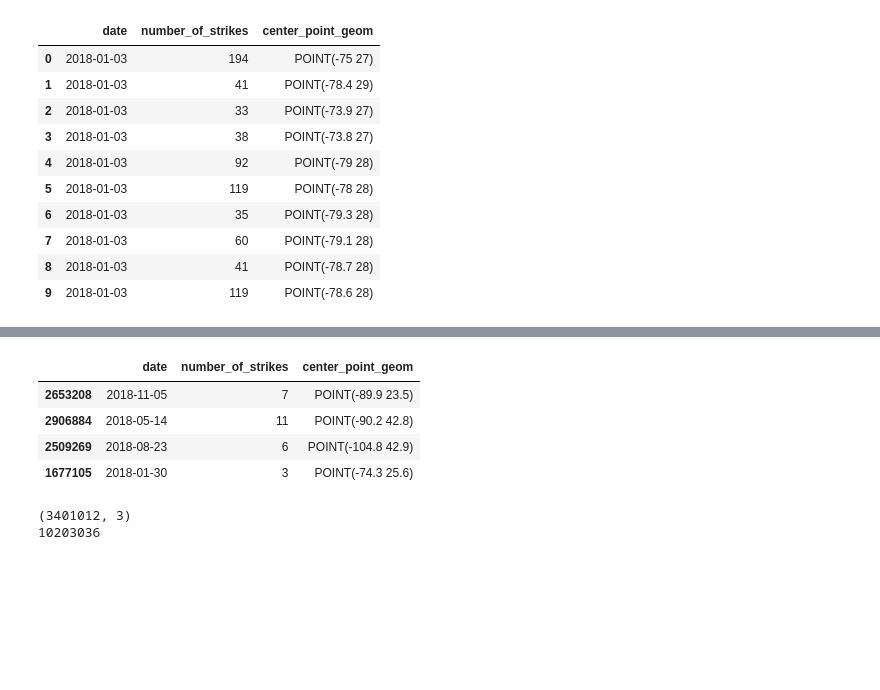
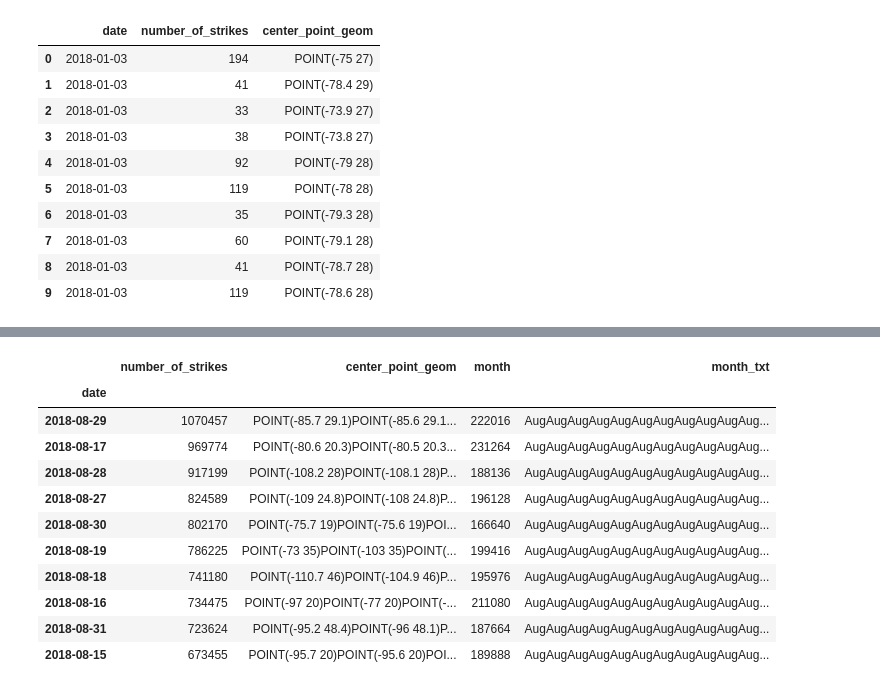
Before and after one commit to yildizramazan/daily-lightning-strikes, a Jupyter notebook: notebook.ipynb, the cells around one changed output, grey strips where cells are left out. Saved outputs shown, nothing was run; the diff lists cells and outputs as text; code cells hidden in the pictures; blank space fills up the shorter version.

```diff
--- a/notebook.ipynb
+++ b/notebook.ipynb
@@ -66,17 +55,21 @@ memory usage: 77.8+ MB
 # %%
-df.sample(4)
+df['date']= pd.to_datetime(df['date'])
-# %% [output]
-|  | date | number_of_strikes | center_point_geom |
-| 2653208 | 2018-11-05 | 7 | POINT(-89.9 23.5) |
-| 2906884 | 2018-05-14 | 11 | POINT(-90.2 42.8) |
-| 2509269 | 2018-08-23 | 6 | POINT(-104.8 42.9) |
-| 1677105 | 2018-01-30 | 3 | POINT(-74.3 25.6) |
 # %%
-print(df.shape)
-print(df.size)
+# Calculate days with most lightning strikes.
+df.groupby(['date']).sum().sort_values('number_of_strikes', ascending=False).head(10)
 # %% [output]
-(3401012, 3)
-10203036
+|  | number_of_strikes | center_point_geom | month | month_txt |
+| date |  |  |  |  |
+| 2018-08-29 | 1070457 | POINT(-85.7 29.1)POINT(-85.6 29.1... | 222016 | AugAugAugAugAugAugAugAugAugAugAug... |
+| 2018-08-17 | 969774 | POINT(-80.6 20.3)POINT(-80.5 20.3... | 231264 | AugAugAugAugAugAugAugAugAugAugAug... |
+| 2018-08-28 | 917199 | POINT(-108.2 28)POINT(-108.1 28)P... | 188136 | AugAugAugAugAugAugAugAugAugAugAug... |
+| 2018-08-27 | 824589 | POINT(-109 24.8)POINT(-108 24.8)P... | 196128 | AugAugAugAugAugAugAugAugAugAugAug... |
+| 2018-08-30 | 802170 | POINT(-75.7 19)POINT(-75.6 19)POI... | 166640 | AugAugAugAugAugAugAugAugAugAugAug... |
+| 2018-08-19 | 786225 | POINT(-73 35)POINT(-103 35)POINT(... | 199416 | AugAugAugAugAugAugAugAugAugAugAug... |
+| 2018-08-18 | 741180 | POINT(-110.7 46)POINT(-104.9 46)P... | 195976 | AugAugAugAugAugAugAugAugAugAugAug... |
+| 2018-08-16 | 734475 | POINT(-97 20)POINT(-77 20)POINT(-... | 211080 | AugAugAugAugAugAugAugAugAugAugAug... |
+| 2018-08-31 | 723624 | POINT(-95.2 48.4)POINT(-96 48.1)P... | 187664 | AugAugAugAugAugAugAugAugAugAugAug... |
+| 2018-08-15 | 673455 | POINT(-95.7 20)POINT(-95.6 20)POI... | 189888 | AugAugAugAugAugAugAugAugAugAugAug... |
 # %%
 df["month"] = df["date"].dt.month
 df.head(10)
```
Also changed, not shown: parts of 7 cells of this notebook.
